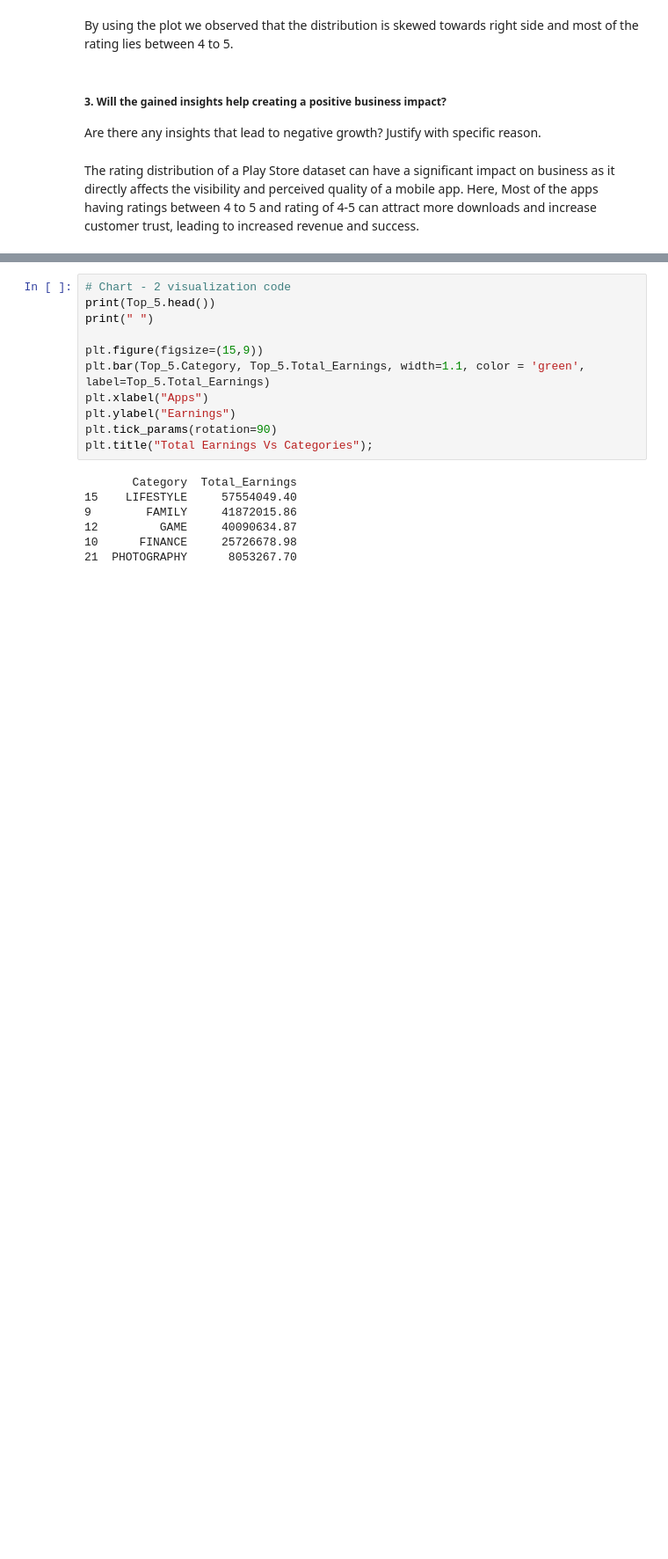
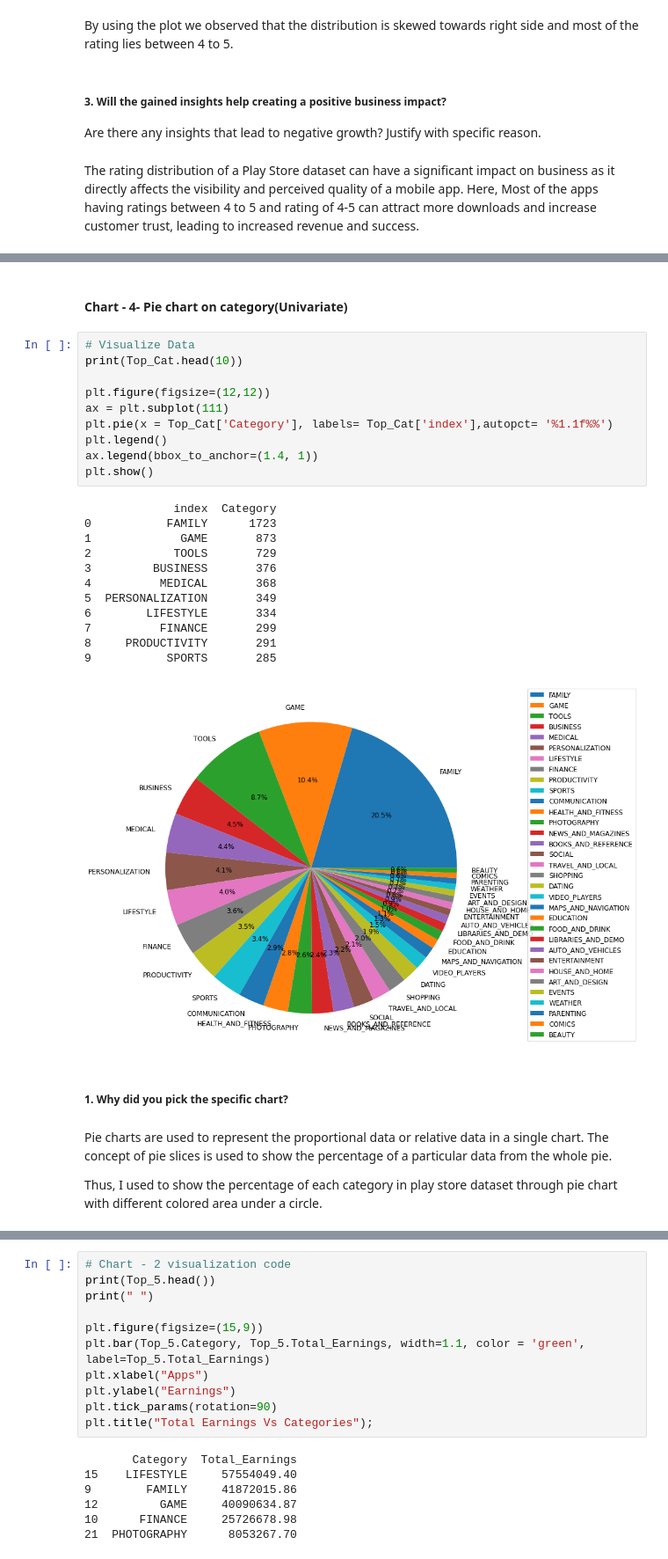
Before and after one commit to MohammadSarim/Capstone-Project-1-Play-Store-App-Review-Analysis, a Jupyter notebook: Capstone_Project_EDA_(PlayStore_App_Review_Analysis).ipynb, the cells around one changed output, grey strips where cells are left out. Shown at 88% size. Cells and saved outputs as stored; diff of their text form; blank space fills up the shorter version.

```diff
--- a/Capstone_Project_EDA_(PlayStore_App_Review_Analysis).ipynb
+++ b/Capstone_Project_EDA_(PlayStore_App_Review_Analysis).ipynb
@@ -1410,0 +1467,31 @@ The rating distribution of a Play Store dataset can have a significant impact on
+# %% [markdown]
+#### Chart - 4- Pie chart on category(Univariate)
+# %%
+# Visualize Data
+print(Top_Cat.head(10))
+
+plt.figure(figsize=(12,12))
+ax = plt.subplot(111)
+plt.pie(x = Top_Cat['Category'], labels= Top_Cat['index'],autopct= '%1.1f%%')
+plt.legend()
+ax.legend(bbox_to_anchor=(1.4, 1))
+plt.show()
+# %% [output]
+             index  Category
+0           FAMILY      1723
+1             GAME       873
+2            TOOLS       729
+3         BUSINESS       376
+4          MEDICAL       368
+5  PERSONALIZATION       349
+6        LIFESTYLE       334
+7          FINANCE       299
+8     PRODUCTIVITY       291
+9           SPORTS       285
+[figure, added]
+# %% [markdown]
+##### 1. Why did you pick the specific chart?
+# %% [markdown]
+Pie charts are used to represent the proportional data or relative data in a single chart. The concept of pie slices is used to show the percentage of a particular data from the whole pie.
+
+Thus, I used to show the percentage of each category in play store dataset through pie chart with different colored area under a circle.
```
Also changed, not shown: parts of 50 cells of this notebook.
